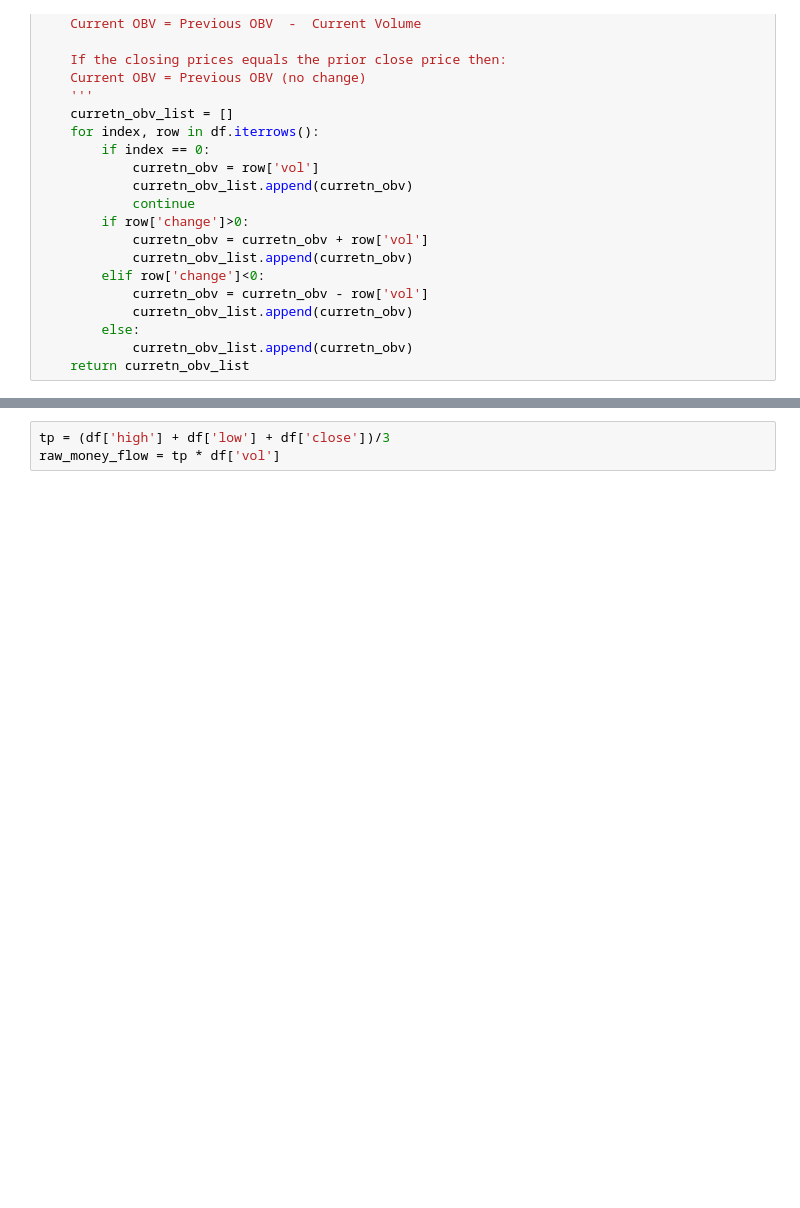
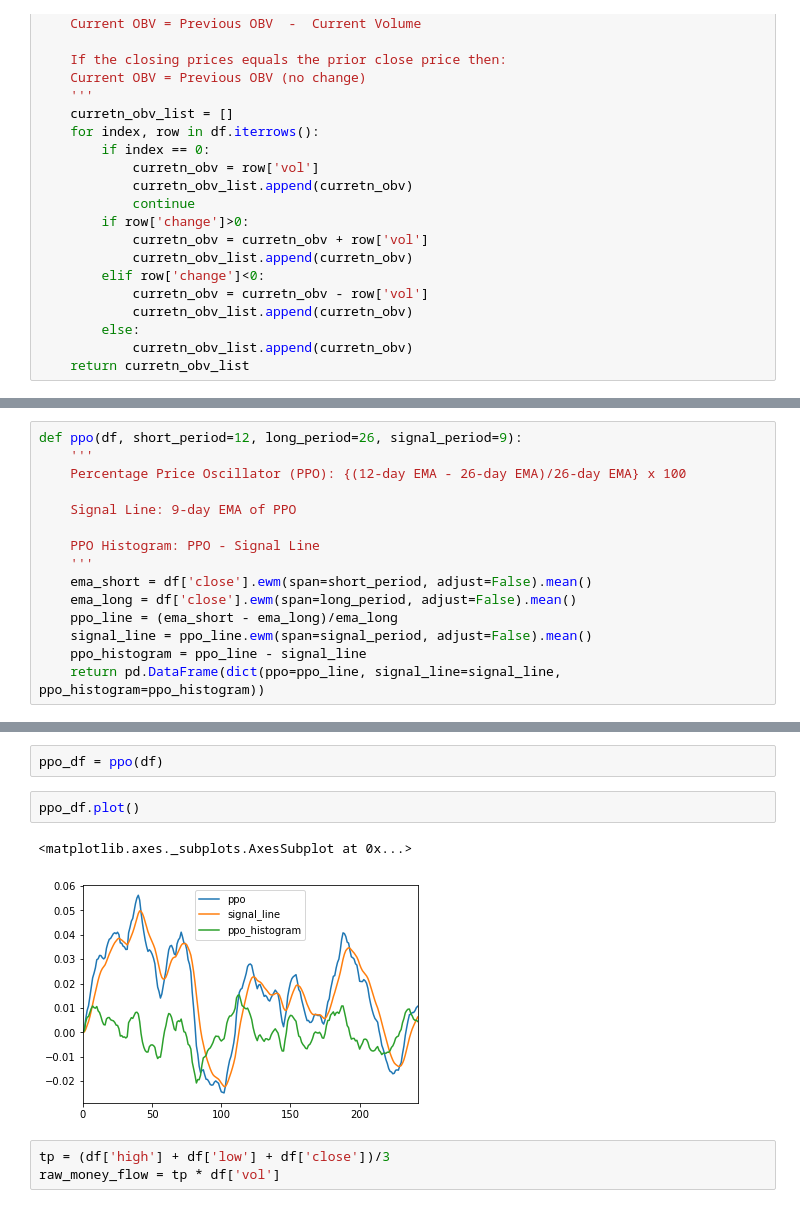
Before and after one commit to carl-3070/Quantify_Trade, a Jupyter notebook: finance_utils.ipynb, the cells around one changed output, grey strips where cells are left out. Saved outputs shown, nothing was run; the diff lists cells and outputs as text; blank space fills up the shorter version.

```diff
--- a/finance_utils.ipynb
+++ b/finance_utils.ipynb
@@ -314,0 +311,15 @@ len(curretn_obv_list)
+# %%
+def ppo(df, short_period=12, long_period=26, signal_period=9):
+    '''
+    Percentage Price Oscillator (PPO): {(12-day EMA - 26-day EMA)/26-day EMA} x 100
+
+    Signal Line: 9-day EMA of PPO
+
+    PPO Histogram: PPO - Signal Line
+    '''
+    ema_short = df['close'].ewm(span=short_period, adjust=False).mean()
+    ema_long = df['close'].ewm(span=long_period, adjust=False).mean()
+    ppo_line = (ema_short - ema_long)/ema_long
+    signal_line = ppo_line.ewm(span=signal_period, adjust=False).mean()
+    ppo_histogram = ppo_line - signal_line
+    return pd.DataFrame(dict(ppo=ppo_line, signal_line=signal_line, ppo_histogram=ppo_histogram))
@@ -315,3 +343,10 @@ len(curretn_obv_list)
+# %%
+ppo_df = ppo(df)
+# %%
+ppo_df.plot()
+# %% [output]
+<matplotlib.axes._subplots.AxesSubplot at 0x...>
+[figure, added]
 # %%
 tp = (df['high'] + df['low'] + df['close'])/3
 raw_money_flow = tp * df['vol']
```
Also changed, not shown: parts of 3 cells of this notebook.
